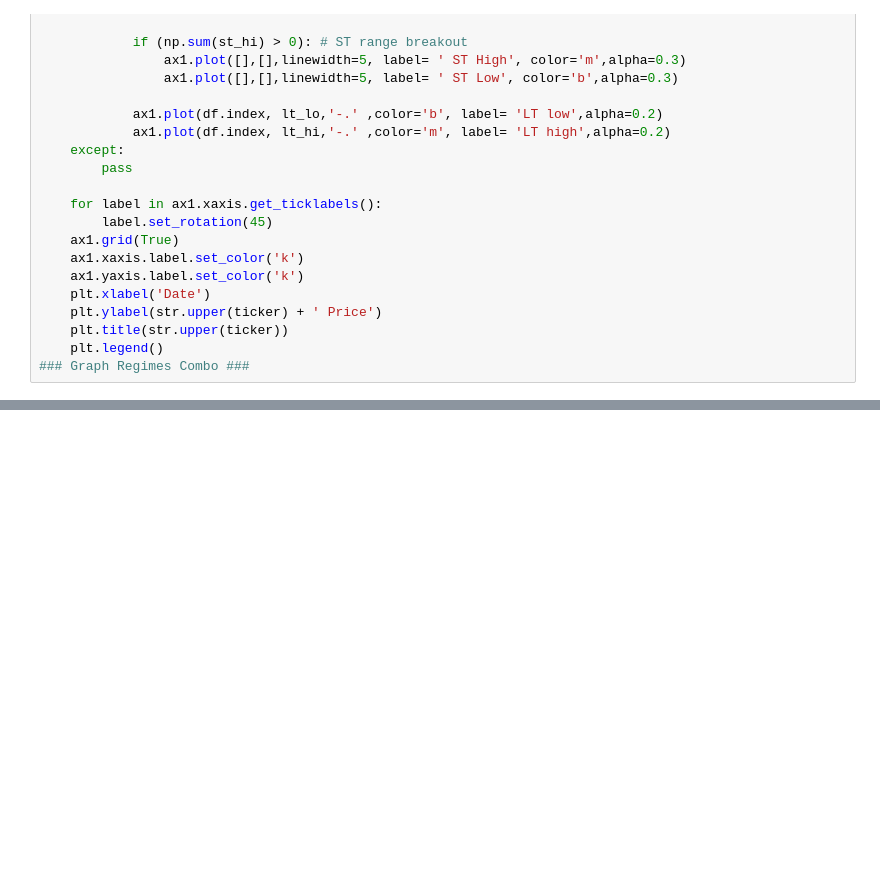
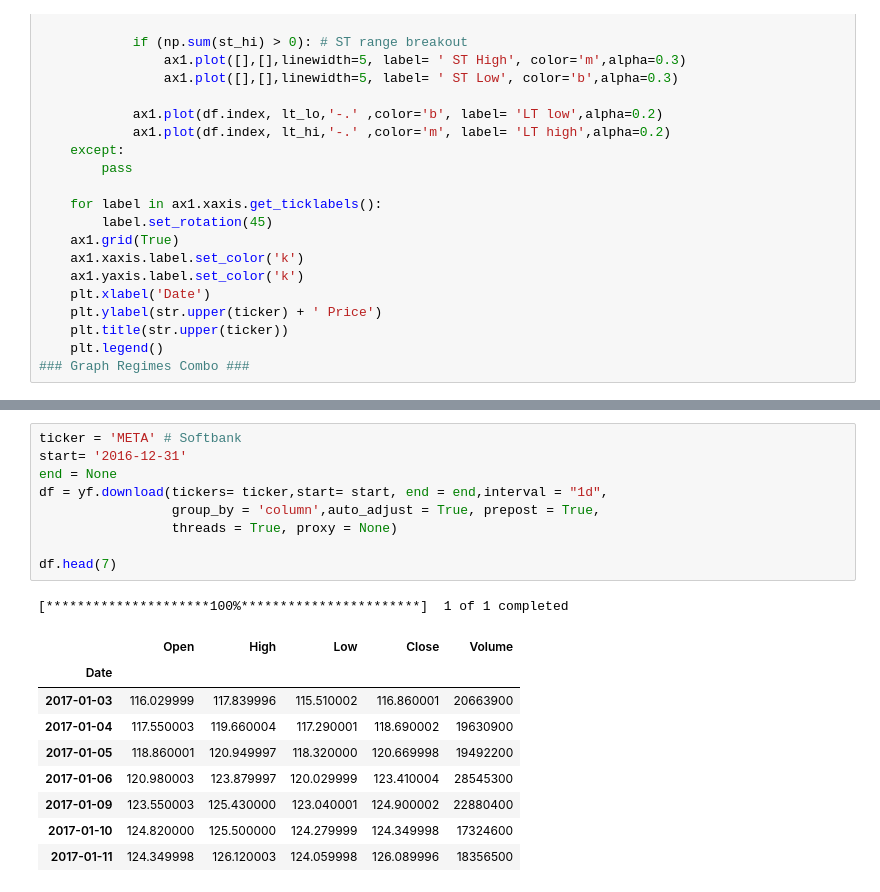
Before and after one commit to charliehou1920/Trading_Strategies, a Jupyter notebook: Algo Trading Book/Chapter 5_Regime Definition.ipynb, the cells around one changed output, grey strips where cells are left out. Drawn from its saved outputs; the diff is of its cells as text; blank space fills up the shorter version.

```diff
--- a/Algo Trading Book/Chapter 5_Regime Definition.ipynb
+++ b/Algo Trading Book/Chapter 5_Regime Definition.ipynb
@@ -134,0 +144,20 @@ def graph_regime_combo(ticker,df,_c,rg,lo,hi,slo,shi,clg,flr,rg_ch,
+# %%
+ticker = 'META' # Softbank
+start= '2016-12-31'
+end = None
+df = yf.download(tickers= ticker,start= start, end = end,interval = "1d",
+                 group_by = 'column',auto_adjust = True, prepost = True,
+                 threads = True, proxy = None)
+
+df.head(7)
+# %% [output]
+[*********************100%***********************]  1 of 1 completed
+|  | Open | High | Low | Close | Volume |
+| Date |  |  |  |  |  |
+| 2017-01-03 | 116.029999 | 117.839996 | 115.510002 | 116.860001 | 20663900 |
+| 2017-01-04 | 117.550003 | 119.660004 | 117.290001 | 118.690002 | 19630900 |
+| 2017-01-05 | 118.860001 | 120.949997 | 118.320000 | 120.669998 | 19492200 |
+| 2017-01-06 | 120.980003 | 123.879997 | 120.029999 | 123.410004 | 28545300 |
+| 2017-01-09 | 123.550003 | 125.430000 | 123.040001 | 124.900002 | 22880400 |
+| 2017-01-10 | 124.820000 | 125.500000 | 124.279999 | 124.349998 | 17324600 |
+| 2017-01-11 | 124.349998 | 126.120003 | 124.059998 | 126.089996 | 18356500 |
```
Also changed, not shown: parts of 6 cells of this notebook.
